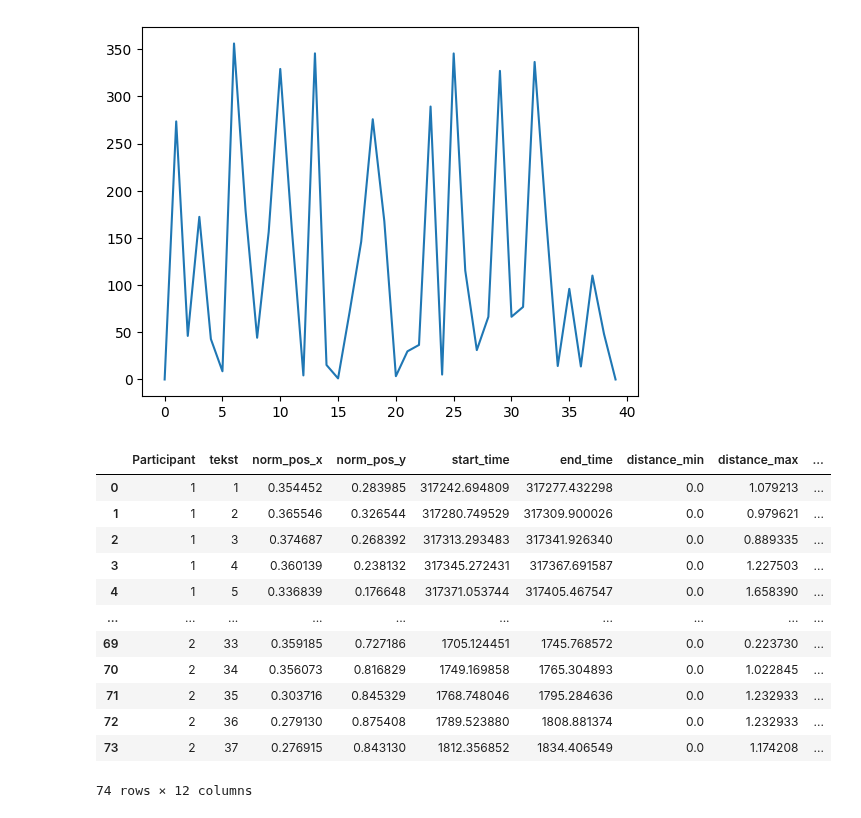
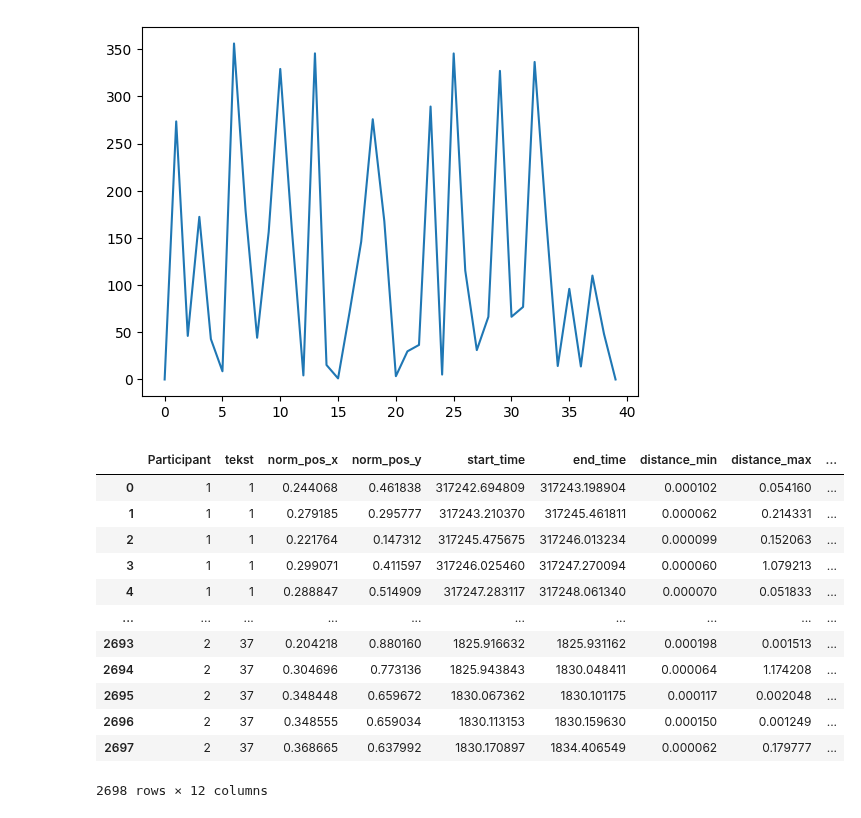
Before and after one commit to hse-scila/EyeFeatures, a Jupyter notebook: eyetracking/preprocessing/test_preprocessing.ipynb, the cells around one changed output. Saved outputs shown, nothing was run; the diff lists cells and outputs as text; code cells hidden in the pictures.

```diff
--- a/eyetracking/preprocessing/test_preprocessing.ipynb
+++ b/eyetracking/preprocessing/test_preprocessing.ipynb
@@ -80,24 +84,24 @@ plt.plot(idt_data[(idt_data["Participant"] == 1) & (idt_data["tekst"] == 1)].sac
 # %% [output]
 [figure]
 # %%
-ihmm = IHMM(x=x, y=y, t=t, pk=['Participant', 'tekst'], fix2sac=0.5, sac2fix=0.5, distrib_params='auto',
+ihmm = IHMM(x=x, y=y, t=t, pk=['Participant', 'tekst'], fix2sac=0.10, sac2fix=0.10, distrib_params='auto',
             distance='euc')
 ihmm_data = ihmm.transform(data)
 ihmm_data
 # %% [output]
 |  | Participant | tekst | norm_pos_x | norm_pos_y | start_time | end_time | distance_min | distance_max | ... |
-| 0 | 1 | 1 | 0.354452 | 0.283985 | 317242.694809 | 317277.432298 | 0.0 | 1.079213 | ... |
-| 1 | 1 | 2 | 0.365546 | 0.326544 | 317280.749529 | 317309.900026 | 0.0 | 0.979621 | ... |
-| 2 | 1 | 3 | 0.374687 | 0.268392 | 317313.293483 | 317341.926340 | 0.0 | 0.889335 | ... |
-| 3 | 1 | 4 | 0.360139 | 0.238132 | 317345.272431 | 317367.691587 | 0.0 | 1.227503 | ... |
-| 4 | 1 | 5 | 0.336839 | 0.176648 | 317371.053744 | 317405.467547 | 0.0 | 1.658390 | ... |
+| 0 | 1 | 1 | 0.244068 | 0.461838 | 317242.694809 | 317243.198904 | 0.000102 | 0.054160 | ... |
+| 1 | 1 | 1 | 0.279185 | 0.295777 | 317243.210370 | 317245.461811 | 0.000062 | 0.214331 | ... |
+| 2 | 1 | 1 | 0.221764 | 0.147312 | 317245.475675 | 317246.013234 | 0.000099 | 0.152063 | ... |
+| 3 | 1 | 1 | 0.299071 | 0.411597 | 317246.025460 | 317247.270094 | 0.000060 | 1.079213 | ... |
+| 4 | 1 | 1 | 0.288847 | 0.514909 | 317247.283117 | 317248.061340 | 0.000070 | 0.051833 | ... |
 | ... | ... | ... | ... | ... | ... | ... | ... | ... | ... |
-| 69 | 2 | 33 | 0.359185 | 0.727186 | 1705.124451 | 1745.768572 | 0.0 | 0.223730 | ... |
-| 70 | 2 | 34 | 0.356073 | 0.816829 | 1749.169858 | 1765.304893 | 0.0 | 1.022845 | ... |
-| 71 | 2 | 35 | 0.303716 | 0.845329 | 1768.748046 | 1795.284636 | 0.0 | 1.232933 | ... |
-| 72 | 2 | 36 | 0.279130 | 0.875408 | 1789.523880 | 1808.881374 | 0.0 | 1.232933 | ... |
-| 73 | 2 | 37 | 0.276915 | 0.843130 | 1812.356852 | 1834.406549 | 0.0 | 1.174208 | ... |
+| 2693 | 2 | 37 | 0.204218 | 0.880160 | 1825.916632 | 1825.931162 | 0.000198 | 0.001513 | ... |
+| 2694 | 2 | 37 | 0.304696 | 0.773136 | 1825.943843 | 1830.048411 | 0.000064 | 1.174208 | ... |
+| 2695 | 2 | 37 | 0.348448 | 0.659672 | 1830.067362 | 1830.101175 | 0.000117 | 0.002048 | ... |
+| 2696 | 2 | 37 | 0.348555 | 0.659034 | 1830.113153 | 1830.159630 | 0.000150 | 0.001249 | ... |
+| 2697 | 2 | 37 | 0.368665 | 0.637992 | 1830.170897 | 1834.406549 | 0.000062 | 0.179777 | ... |
-74 rows × 12 columns
+2698 rows × 12 columns
 # %%
 plt.plot(ihmm_data[(ihmm_data["Participant"] == 1) & (ihmm_data["tekst"] == 1)].duration);
 # %% [output]
```
Also changed, not shown: parts of 4 cells of this notebook, 1 other file.
